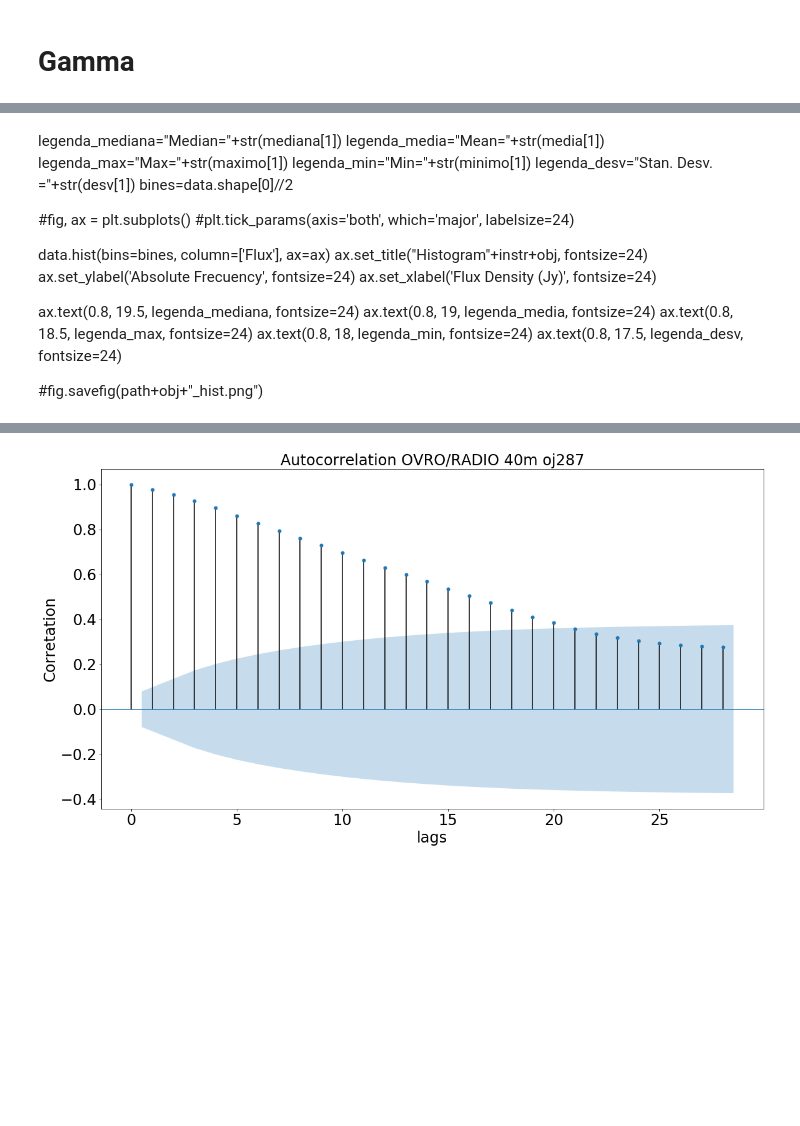
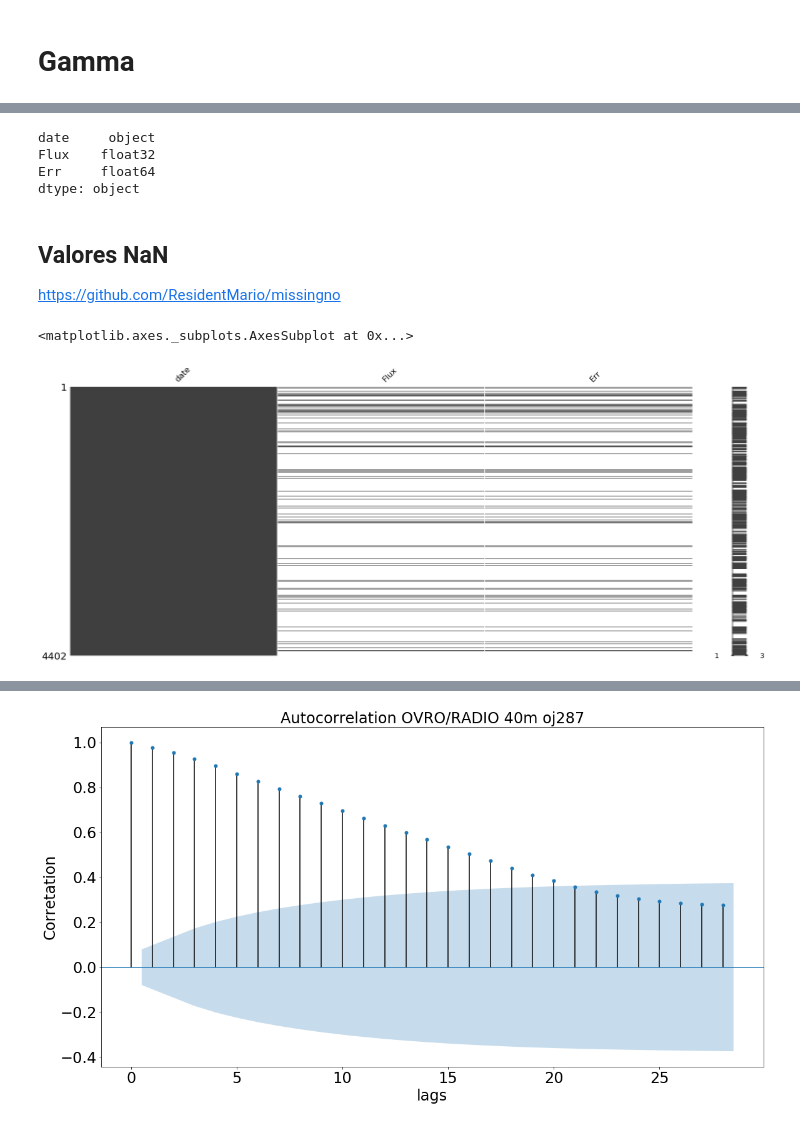
Before and after one commit to GuijonGustavo/oj287_lc, a Jupyter notebook: radio/ts/time-serie-analysis_radio.ipynb, the cells around one changed output, grey strips where cells are left out. Cells and saved outputs as stored; diff of their text form; code cells hidden in the pictures; blank space fills up the shorter version.

```diff
--- a/radio/ts/time-serie-analysis_radio.ipynb
+++ b/radio/ts/time-serie-analysis_radio.ipynb
@@ -48,2 +70,12 @@ date = data["date"]
 # %%
 data.sort_values(["date"], axis=0, ascending=True, inplace=True)
+#data.Flux.astype(float)
+data["Flux"] = pd.to_numeric(data["Flux"], downcast="float",errors='coerce')
+
+#data = data.fillna(value=0)
+data.dtypes
+# %% [output]
+date     object
+Flux    float32
+Err     float64
+dtype: object
@@ -56,24 +82,10 @@ data.sort_values(["date"], axis=0, ascending=True, inplace=True)
-# %% [markdown]
-legenda_mediana="Median="+str(mediana[1])
-legenda_media="Mean="+str(media[1])
-legenda_max="Max="+str(maximo[1])
-legenda_min="Min="+str(minimo[1])
-legenda_desv="Stan. Desv. ="+str(desv[1])
-bines=data.shape[0]//2
-
-#fig, ax = plt.subplots()
-#plt.tick_params(axis='both', which='major', labelsize=24)
-
-data.hist(bins=bines, column=['Flux'], ax=ax)
-ax.set_title("Histogram"+instr+obj, fontsize=24)
-ax.set_ylabel('Absolute Frecuency', fontsize=24)
-ax.set_xlabel('Flux Density (Jy)', fontsize=24)
-
-
-ax.text(0.8, 19.5, legenda_mediana, fontsize=24)
-ax.text(0.8, 19, legenda_media, fontsize=24)
-ax.text(0.8, 18.5, legenda_max, fontsize=24)
-ax.text(0.8, 18, legenda_min, fontsize=24)
-ax.text(0.8, 17.5, legenda_desv, fontsize=24)
-
-#fig.savefig(path+obj+"_hist.png")
+# %% [markdown]
+## Valores NaN
+
+https://github.com/ResidentMario/missingno
+# %%
+import missingno as msno
+msno.matrix(data)
+# %% [output]
+<matplotlib.axes._subplots.AxesSubplot at 0x...>
+[figure, added]
```
Also changed, not shown: parts of 12 cells of this notebook, 1 other file.
